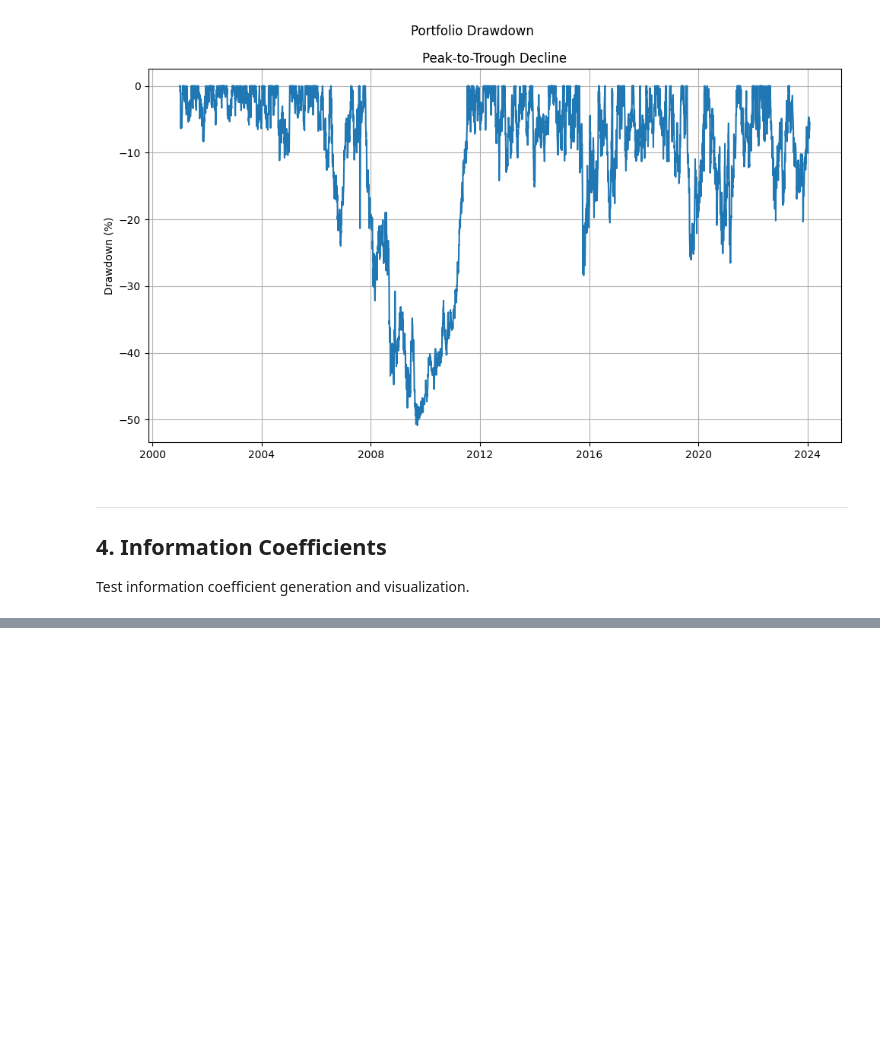
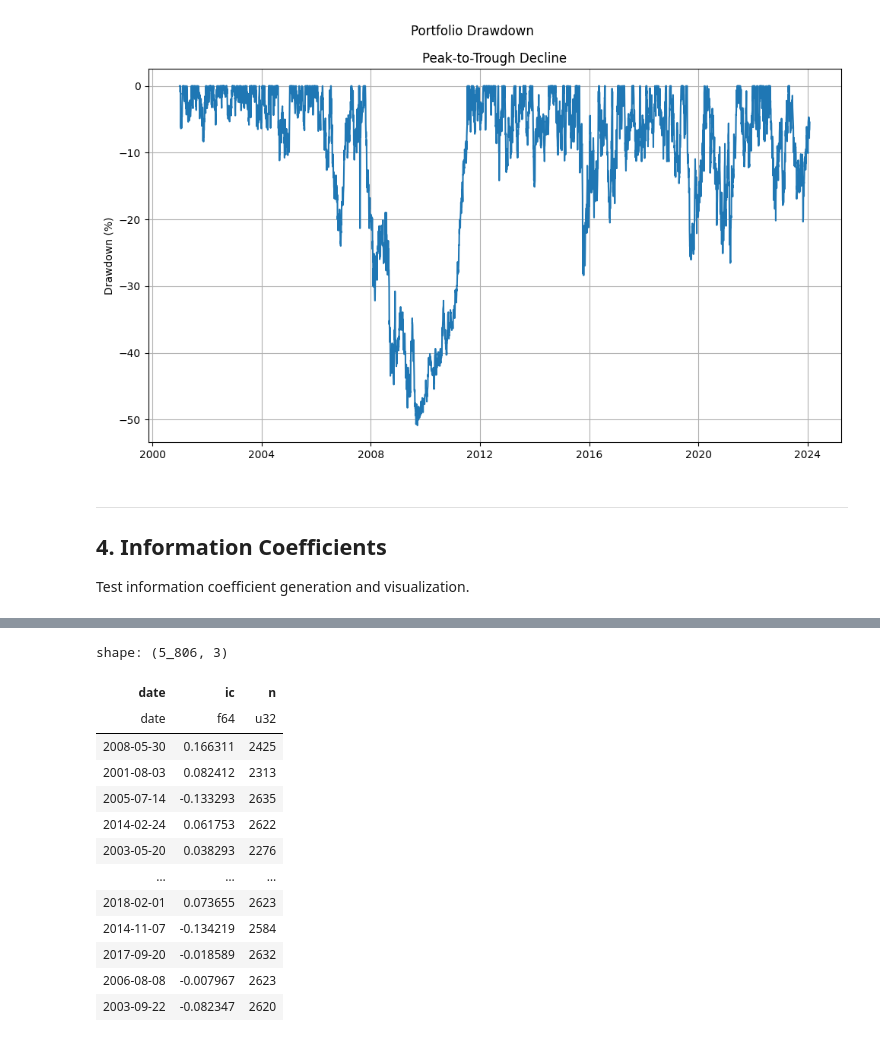
Before and after one commit to BYUSilverFund/sf-quant, a Jupyter notebook: test_performance_functions.ipynb, the cells around one changed output, grey strips where cells are left out. Drawn from its saved outputs; the diff is of its cells as text; code cells hidden in the pictures; blank space fills up the shorter version.

```diff
--- a/test_performance_functions.ipynb
+++ b/test_performance_functions.ipynb
@@ -208,4 +283,19 @@ Test information coefficient generation and visualization.
 # %%
-# ics = sfp.generate_alpha_ics(alphas, rets)
-# ics.head()
+ics = sfp.generate_alpha_ics(alphas, rets)
+ics
+# %% [output]
+shape: (5_806, 3)
+| date | ic | n |
+| date | f64 | u32 |
+| 2008-05-30 | 0.166311 | 2425 |
+| 2001-08-03 | 0.082412 | 2313 |
+| 2005-07-14 | -0.133293 | 2635 |
+| 2014-02-24 | 0.061753 | 2622 |
+| 2003-05-20 | 0.038293 | 2276 |
+| … | … | … |
+| 2018-02-01 | 0.073655 | 2623 |
+| 2014-11-07 | -0.134219 | 2584 |
+| 2017-09-20 | -0.018589 | 2632 |
+| 2006-08-08 | -0.007967 | 2623 |
+| 2003-09-22 | -0.082347 | 2620 |
 # %%
```
Also changed, not shown: parts of 5 cells of this notebook, 1 other file.
